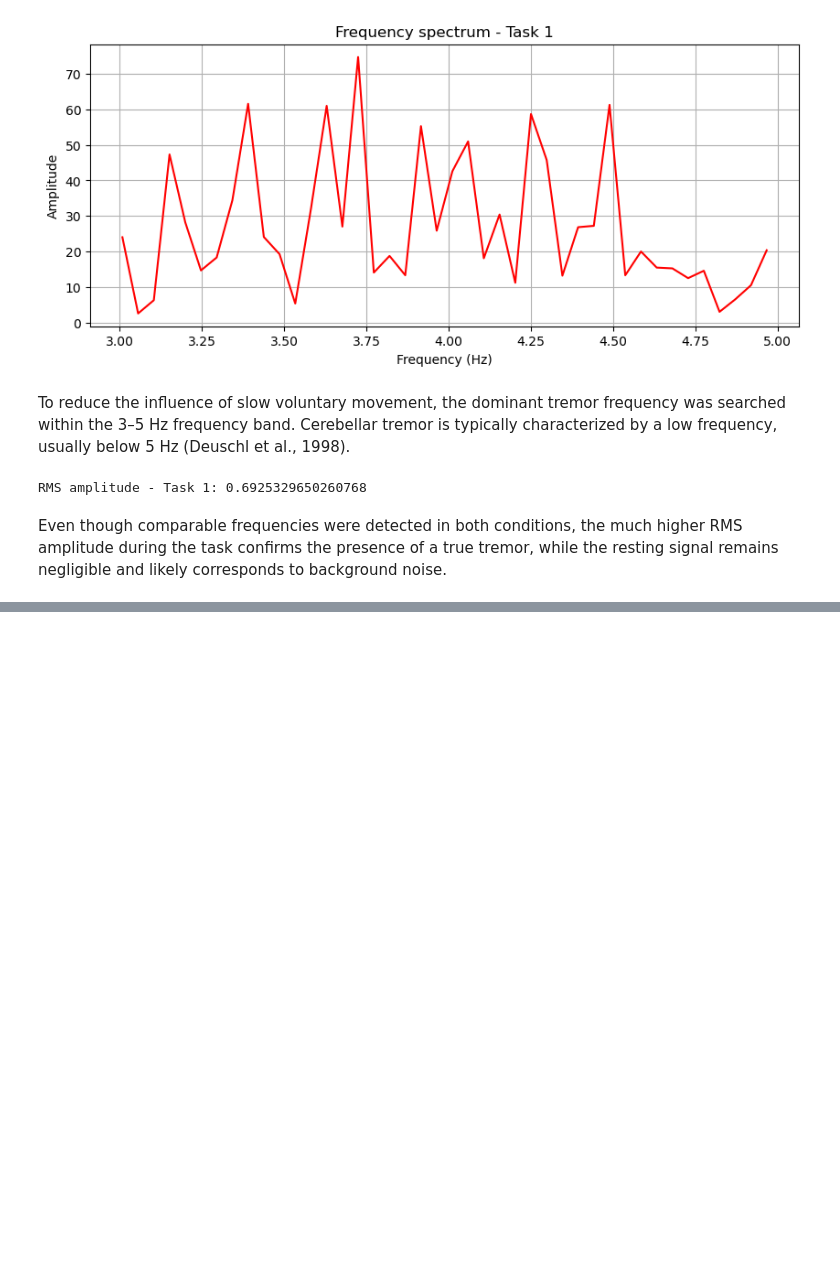
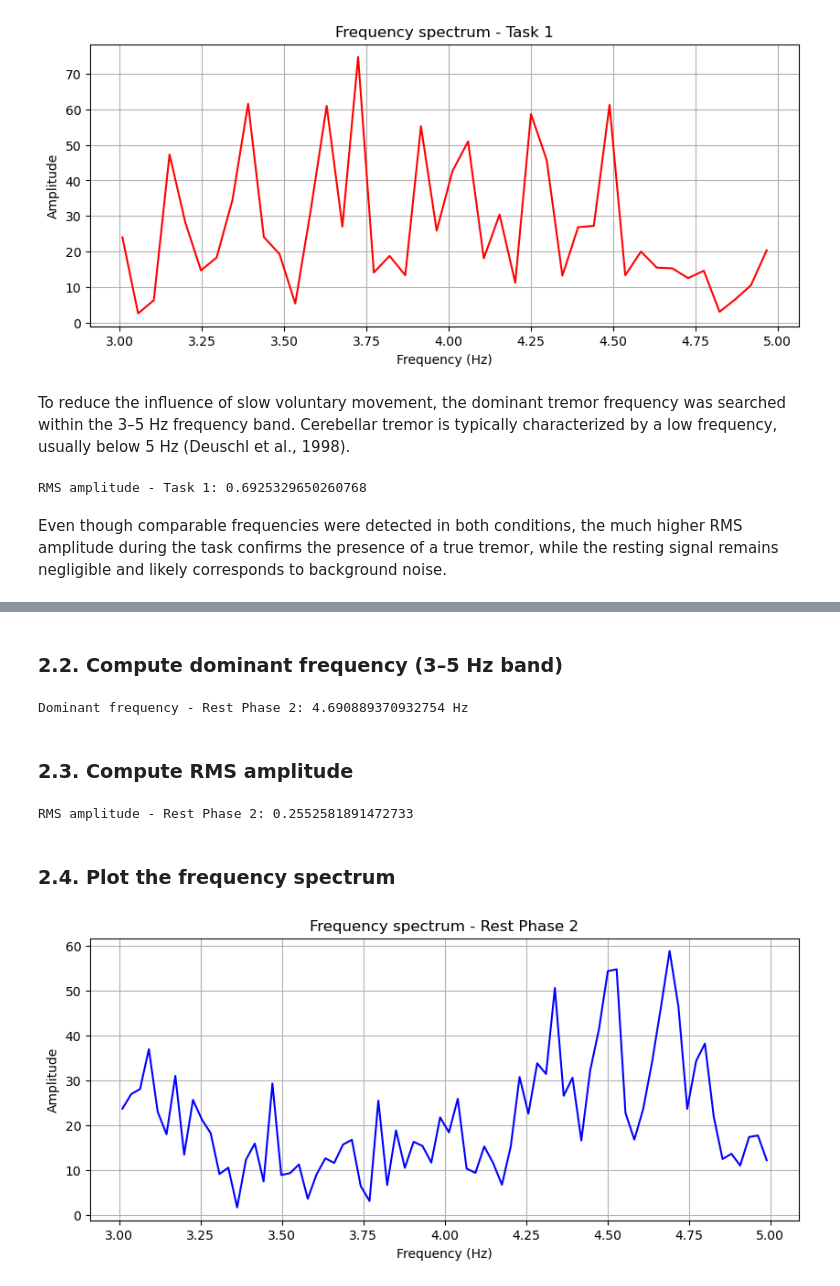
Before and after one commit to zemmahisofi-byte/Projet_R_Python, a Jupyter notebook: Projet_python/main.ipynb, the cells around one changed output, grey strips where cells are left out. Drawn from its saved outputs; the diff is of its cells as text; code cells hidden in the pictures; blank space fills up the shorter version.

```diff
--- a/Projet_python/main.ipynb
+++ b/Projet_python/main.ipynb
@@ -325,0 +329,59 @@ Even though comparable frequencies were detected in both conditions, the much hi
+# %%
+import numpy as np
+import matplotlib.pyplot as plt
+
+# Define Rest 2
+rest2 = df[(df["Time (s)"] >= 286) & (df["Time (s)"] <= 323)]
+
+# Signal
+signal_rest2 = rest2["magnitude"].values
+
+# Remove mean
+signal_centered_rest2 = signal_rest2 - np.mean(signal_rest2)
+# %% [markdown]
+### 2.2. Compute dominant frequency (3–5 Hz band)
+# %%
+
+# Sampling frequency
+fs = 100
+
+# FFT
+fft_vals_rest2 = np.abs(np.fft.fft(signal_centered_rest2))
+freqs_rest2 = np.fft.fftfreq(len(signal_centered_rest2), d=1/fs)
+
+# Keep positive frequencies
+positive_freqs_rest2 = freqs_rest2[:len(freqs_rest2)//2]
+positive_fft_rest2 = fft_vals_rest2[:len(fft_vals_rest2)//2]
+
+# Mask 3–5 Hz
+mask_rest2 = (positive_freqs_rest2 >= 3) & (positive_freqs_rest2 <= 5)
+
+# Dominant frequency
+dominant_freq_rest2 = positive_freqs_rest2[mask_rest2][np.argmax(positive_fft_rest2[mask_rest2])]
+
+print("Dominant frequency - Rest Phase 2:", dominant_freq_rest2, "Hz")
+# %% [output]
+Dominant frequency - Rest Phase 2: 4.690889370932754 Hz
+# %% [markdown]
+### 2.3. Compute RMS amplitude
+# %%
+signal_rest2 = rest2["magnitude"].values
+signal_centered_rest2 = signal_rest2 - np.mean(signal_rest2)
+
+rms_rest2 = np.sqrt(np.mean(signal_centered_rest2**2))
+print("RMS amplitude - Rest Phase 2:", rms_rest2)
+# %% [output]
+RMS amplitude - Rest Phase 2: 0.2552581891472733
+# %% [markdown]
+### 2.4. Plot the frequency spectrum
+# %%
+# Plot
+plt.figure(figsize=(10,4))
+plt.plot(positive_freqs_rest2[mask_rest2], positive_fft_rest2[mask_rest2], color="blue")
+plt.xlabel("Frequency (Hz)")
+plt.ylabel("Amplitude")
+plt.title("Frequency spectrum - Rest Phase 2")
+plt.grid(True)
+plt.show()
+# %% [output]
+[figure, added]
```
Also changed, not shown: parts of 19 cells of this notebook.
